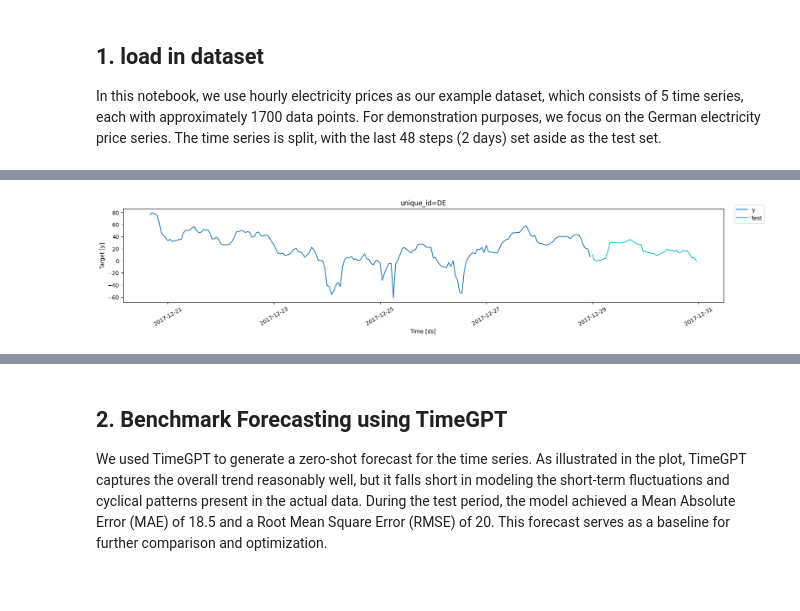
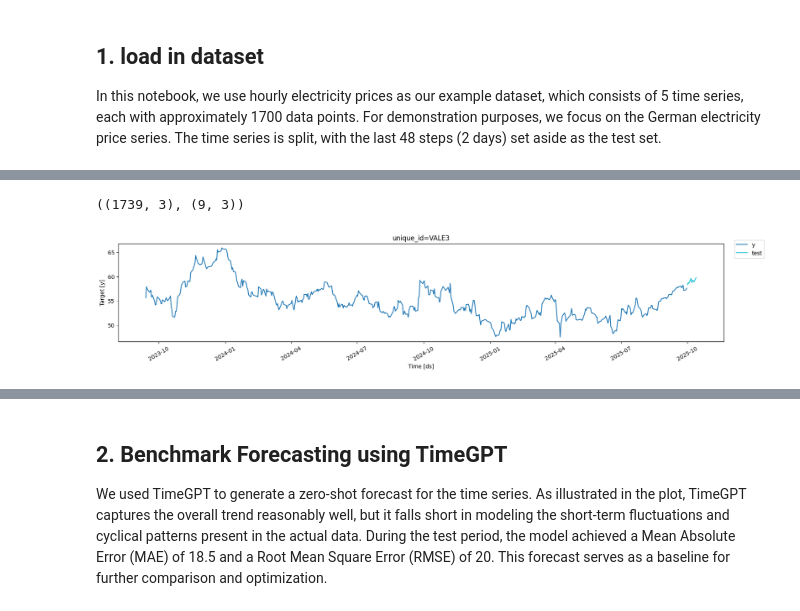
Before and after one commit to igorviveirossouza/Econometria-2b, a Jupyter notebook: nbs/docs/tutorials/timegpt-first-test.ipynb, the cells around one changed output, grey strips where cells are left out. Cells and saved outputs as stored; diff of their text form; code cells hidden in the pictures.

```diff
--- a/nbs/docs/tutorials/timegpt-first-test.ipynb
+++ b/nbs/docs/tutorials/timegpt-first-test.ipynb
@@ -66,0 +81,31 @@ df_train.shape, df_test.shape
+# %%
+df = pd.read_csv('https://raw.githubusercontent.com/Nixtla/transfer-learning-time-series/main/datasets/electricity-short-with-ex-vars.csv')
+df['ds'] = pd.to_datetime(df['ds'])
+df_sub = df.query('unique_id == "DE"')
+
+# ---------- 1) baixar dados ----------
+data = yf.download('VALE3.SA', start='2018-10-01', end='2025-10-14')
+
+# ---------- 2) achatar MultiIndex de colunas se existir ----------
+if isinstance(data.columns, pd.MultiIndex):
+    data.columns = ['_'.join(col).strip() for col in data.columns.values]
+
+# manter só a primeira parte (ex: 'Close' de 'Close_AdjClose' etc)
+data.columns = data.columns.str.split('_').str[0]
+data.columns = [c.lower() for c in data.columns]  # tudo minúsculo
+
+# criar ds a partir do índice (data vem com índice de datas do yfinance)
+data = data.reset_index().rename(columns={data.index.name or 'Date': 'ds'})  # garantir coluna ds
+# se o reset_index anterior não criou 'ds' corretamente, use:
+# data['ds'] = pd.to_datetime(data.index)
+
+# garantir que exista coluna 'close' e unique_id
+if 'close' not in data.columns:
+    raise ValueError("Coluna 'close' não encontrada nos dados baixados.")
+data['ds'] = pd.to_datetime(data['ds']).dt.tz_localize(None)
+data['unique_id'] = 'VALE3'
+data = data[['unique_id', 'ds', 'close']].rename(columns={'close': 'y'})
+
+print(data)
+
+print(df)
@@ -67,4 +186,12 @@ df_train.shape, df_test.shape
+# %%
+df_train = data.query('ds < "2025-10-01"')
+df_train = df_train.rename(columns={'close': 'y'})
+df_test = data.query('ds >= "2025-10-01"')
+df_test = df_test.rename(columns={'close': 'y'})
+df_train.shape, df_test.shape
+# %% [output]
+((1739, 3), (9, 3))
 # %%
-plot_series(df_train[['unique_id','ds','y']][-200:], forecasts_df= df_test[['unique_id','ds','y']].rename(columns={'y': 'test'}))
+plot_series(df_train[['unique_id','ds','y']][-512:], forecasts_df= df_test[['unique_id','ds','y']].rename(columns={'y': 'test'}))
 # %% [output]
-[figure, old version]
+[figure, new version]
```
Also changed, not shown: parts of 13 cells of this notebook.
